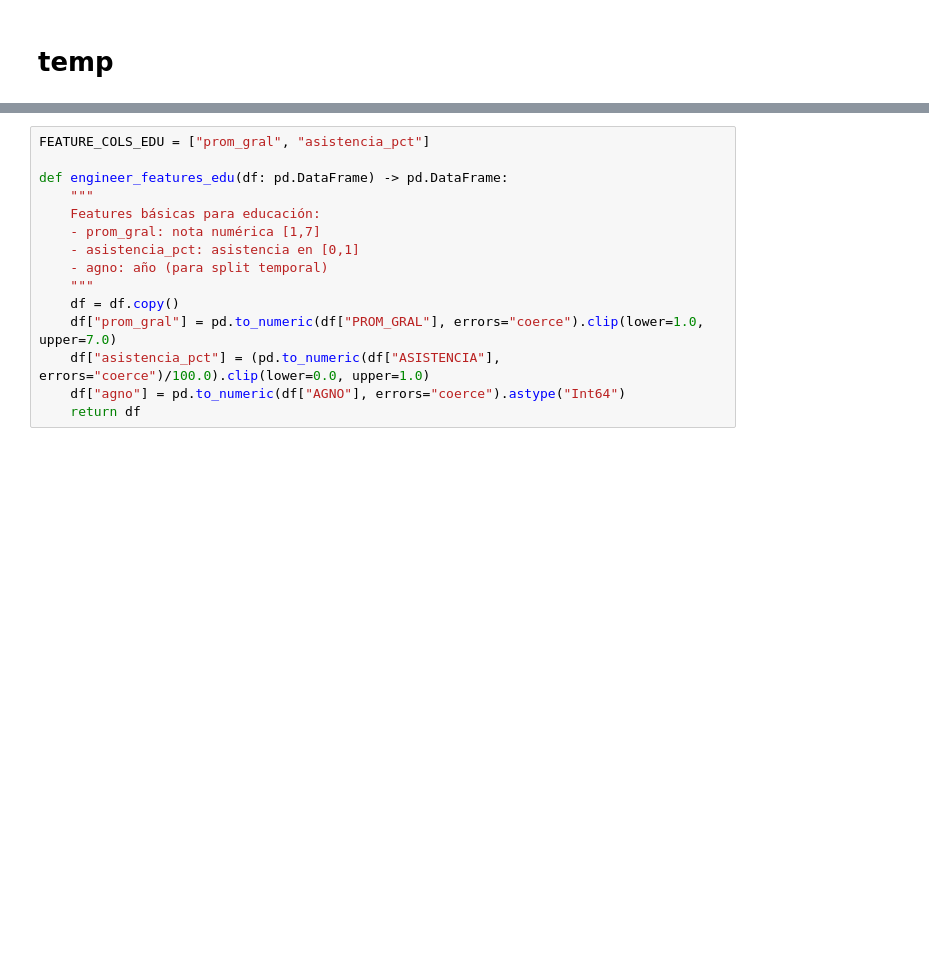
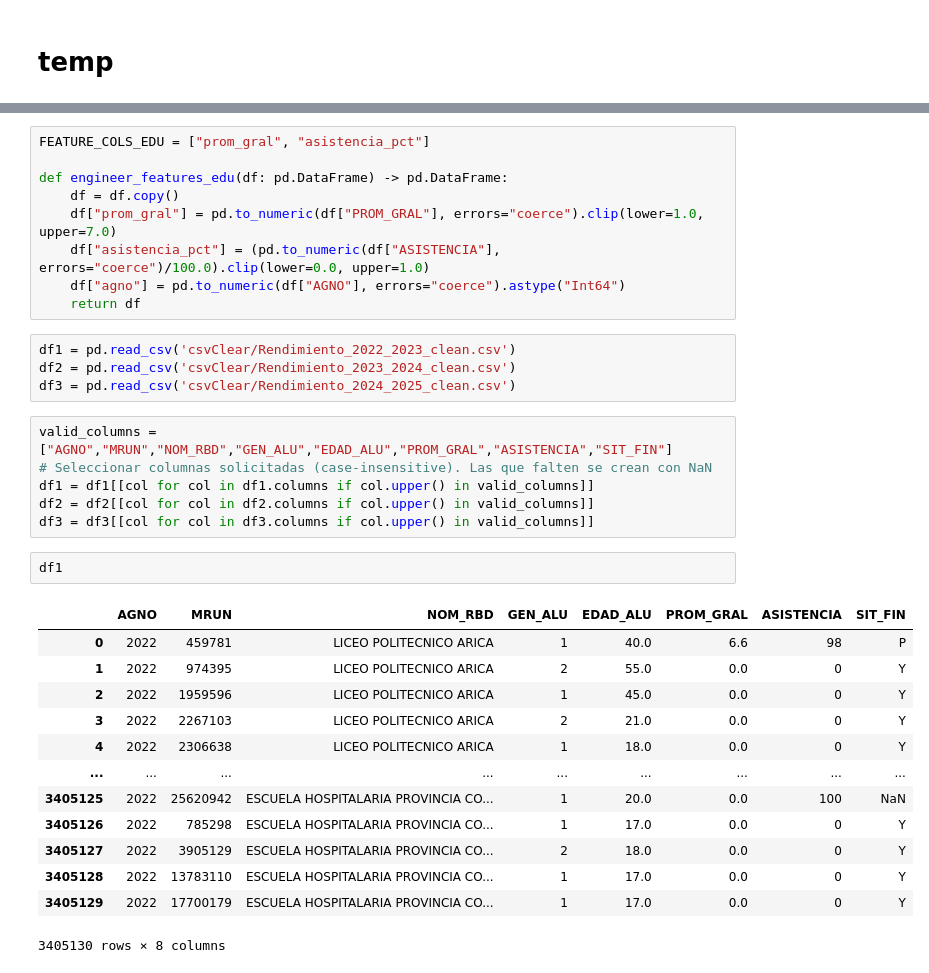
Before and after one commit to viccmoor/education-hackathon-Duoc, a Jupyter notebook: datasets/leercsv.ipynb, the cells around one changed output, grey strips where cells are left out. Saved outputs shown, nothing was run; the diff lists cells and outputs as text; blank space fills up the shorter version.

```diff
--- a/datasets/leercsv.ipynb
+++ b/datasets/leercsv.ipynb
@@ -241,14 +234,34 @@ def build_label_aprobacion(df: pd.DataFrame) -> pd.DataFrame:
 FEATURE_COLS_EDU = ["prom_gral", "asistencia_pct"]
 
 def engineer_features_edu(df: pd.DataFrame) -> pd.DataFrame:
-    """
-    Features básicas para educación:
-    - prom_gral: nota numérica [1,7]
-    - asistencia_pct: asistencia en [0,1]
-    - agno: año (para split temporal)
-    """
     df = df.copy()
     df["prom_gral"] = pd.to_numeric(df["PROM_GRAL"], errors="coerce").clip(lower=1.0, upper=7.0)
     df["asistencia_pct"] = (pd.to_numeric(df["ASISTENCIA"], errors="coerce")/100.0).clip(lower=0.0, upper=1.0)
     df["agno"] = pd.to_numeric(df["AGNO"], errors="coerce").astype("Int64")
     return df
+# %%
+df1 = pd.read_csv('csvClear/Rendimiento_2022_2023_clean.csv')
+df2 = pd.read_csv('csvClear/Rendimiento_2023_2024_clean.csv')
+df3 = pd.read_csv('csvClear/Rendimiento_2024_2025_clean.csv')
+# %%
+valid_columns = ["AGNO","MRUN","NOM_RBD","GEN_ALU","EDAD_ALU","PROM_GRAL","ASISTENCIA","SIT_FIN"]
+# Seleccionar columnas solicitadas (case-insensitive). Las que falten se crean con NaN
+df1 = df1[[col for col in df1.columns if col.upper() in valid_columns]]
+df2 = df2[[col for col in df2.columns if col.upper() in valid_columns]]
+df3 = df3[[col for col in df3.columns if col.upper() in valid_columns]]
+# %%
+df1
+# %% [output]
+|  | AGNO | MRUN | NOM_RBD | GEN_ALU | EDAD_ALU | PROM_GRAL | ASISTENCIA | SIT_FIN |
+| 0 | 2022 | 459781 | LICEO POLITECNICO ARICA | 1 | 40.0 | 6.6 | 98 | P |
+| 1 | 2022 | 974395 | LICEO POLITECNICO ARICA | 2 | 55.0 | 0.0 | 0 | Y |
+| 2 | 2022 | 1959596 | LICEO POLITECNICO ARICA | 1 | 45.0 | 0.0 | 0 | Y |
+| 3 | 2022 | 2267103 | LICEO POLITECNICO ARICA | 2 | 21.0 | 0.0 | 0 | Y |
+| 4 | 2022 | 2306638 | LICEO POLITECNICO ARICA | 1 | 18.0 | 0.0 | 0 | Y |
+| ... | ... | ... | ... | ... | ... | ... | ... | ... |
+| 3405125 | 2022 | 25620942 | ESCUELA HOSPITALARIA PROVINCIA CO... | 1 | 20.0 | 0.0 | 100 | NaN |
+| 3405126 | 2022 | 785298 | ESCUELA HOSPITALARIA PROVINCIA CO... | 1 | 17.0 | 0.0 | 0 | Y |
+| 3405127 | 2022 | 3905129 | ESCUELA HOSPITALARIA PROVINCIA CO... | 2 | 18.0 | 0.0 | 0 | Y |
+| 3405128 | 2022 | 13783110 | ESCUELA HOSPITALARIA PROVINCIA CO... | 1 | 17.0 | 0.0 | 0 | Y |
+| 3405129 | 2022 | 17700179 | ESCUELA HOSPITALARIA PROVINCIA CO... | 1 | 17.0 | 0.0 | 0 | Y |
+3405130 rows × 8 columns
```
Also changed, not shown: parts of 9 cells of this notebook, 1 other file.
